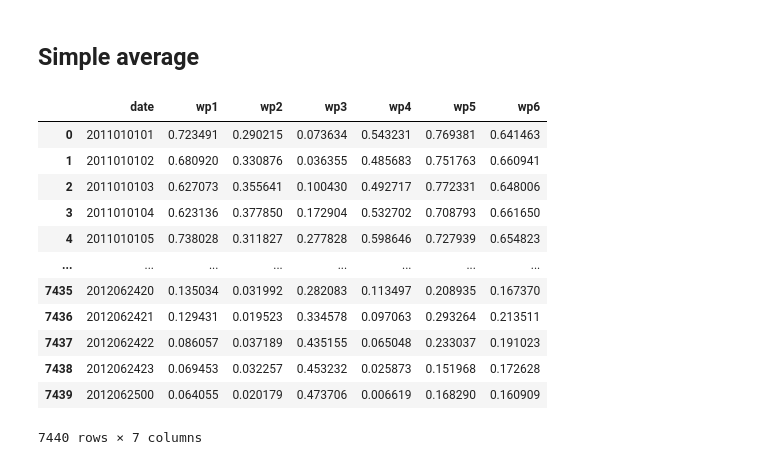
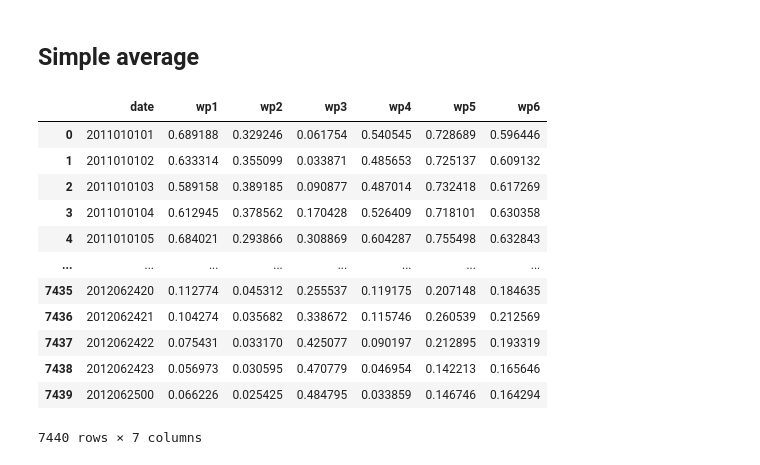
Before and after one commit to MorganeVives/DataChallenge_WP_phase2, a Jupyter notebook: Model-development-AverageStacking.ipynb, the cells around one changed output. Cells and saved outputs as stored; diff of their text form; code cells hidden in the pictures.

Commit message:
Modification of the LBGM & Stacking methods

```diff
--- a/Model-development-AverageStacking.ipynb
+++ b/Model-development-AverageStacking.ipynb
@@ -58,31 +98,22 @@ pred_lgbm_std = pd.read_csv('Predictions/submission_nb_7_full_std-lgbm.csv', sep
 # %% [markdown]
 ## Simple average
 # %%
-w_stack = 3
-w_lgbm_maxabs = 2
-w_dnn = 1
-w_xgboost = 1.5
-w_ridge = 1
-w_lgbm_std = 1
-sum_weights = w_stack + w_lgbm_std + w_ridge + w_xgboost + w_dnn + w_lgbm_maxabs
-
-pred_av = (w_stack*pred_stack + w_lgbm_maxabs*pred_lgbm_maxabs + w_dnn*pred_dnn + w_xgboost*pred_xgboost + w_ridge*pred_ridge + w_lgbm_std*pred_lgbm_std)/sum_weights
-
-pred_av["date"] = pred_av["date"].astype(int)
+pred_av = (w_1*pred_1 + w_2*pred_2 + w_3*pred_3 + w_4*pred_4 + w_5*pred_5 + w_6*pred_6 + w_7*pred_7 + + w_8*pred_8)/sum_weights
-# %%
-pred_stack
-# %% [output]
-|  | date | wp1 | wp2 | wp3 | wp4 | wp5 | wp6 |
-| 0 | 2011010101 | 0.723491 | 0.290215 | 0.073634 | 0.543231 | 0.769381 | 0.641463 |
-| 1 | 2011010102 | 0.680920 | 0.330876 | 0.036355 | 0.485683 | 0.751763 | 0.660941 |
-| 2 | 2011010103 | 0.627073 | 0.355641 | 0.100430 | 0.492717 | 0.772331 | 0.648006 |
-| 3 | 2011010104 | 0.623136 | 0.377850 | 0.172904 | 0.532702 | 0.708793 | 0.661650 |
-| 4 | 2011010105 | 0.738028 | 0.311827 | 0.277828 | 0.598646 | 0.727939 | 0.654823 |
-| ... | ... | ... | ... | ... | ... | ... | ... |
-| 7435 | 2012062420 | 0.135034 | 0.031992 | 0.282083 | 0.113497 | 0.208935 | 0.167370 |
-| 7436 | 2012062421 | 0.129431 | 0.019523 | 0.334578 | 0.097063 | 0.293264 | 0.213511 |
-| 7437 | 2012062422 | 0.086057 | 0.037189 | 0.435155 | 0.065048 | 0.233037 | 0.191023 |
-| 7438 | 2012062423 | 0.069453 | 0.032257 | 0.453232 | 0.025873 | 0.151968 | 0.172628 |
-| 7439 | 2012062500 | 0.064055 | 0.020179 | 0.473706 | 0.006619 | 0.168290 | 0.160909 |
-7440 rows × 7 columns
+# %%
+pred_av["date"] = pred_av["date"].astype(int)
+pred_av
+# %% [output]
+|  | date | wp1 | wp2 | wp3 | wp4 | wp5 | wp6 |
+| 0 | 2011010101 | 0.689188 | 0.329246 | 0.061754 | 0.540545 | 0.728689 | 0.596446 |
+| 1 | 2011010102 | 0.633314 | 0.355099 | 0.033871 | 0.485653 | 0.725137 | 0.609132 |
+| 2 | 2011010103 | 0.589158 | 0.389185 | 0.090877 | 0.487014 | 0.732418 | 0.617269 |
+| 3 | 2011010104 | 0.612945 | 0.378562 | 0.170428 | 0.526409 | 0.718101 | 0.630358 |
+| 4 | 2011010105 | 0.684021 | 0.293866 | 0.308869 | 0.604287 | 0.755498 | 0.632843 |
+| ... | ... | ... | ... | ... | ... | ... | ... |
+| 7435 | 2012062420 | 0.112774 | 0.045312 | 0.255537 | 0.119175 | 0.207148 | 0.184635 |
+| 7436 | 2012062421 | 0.104274 | 0.035682 | 0.338672 | 0.115746 | 0.260539 | 0.212569 |
+| 7437 | 2012062422 | 0.075431 | 0.033170 | 0.425077 | 0.090197 | 0.212895 | 0.193319 |
+| 7438 | 2012062423 | 0.056973 | 0.030595 | 0.470779 | 0.046954 | 0.142213 | 0.165646 |
+| 7439 | 2012062500 | 0.066226 | 0.025425 | 0.484795 | 0.033859 | 0.146746 | 0.164294 |
+7440 rows × 7 columns
 # %%
```
Also changed, not shown: parts of 4 cells of this notebook, 4 other files.
